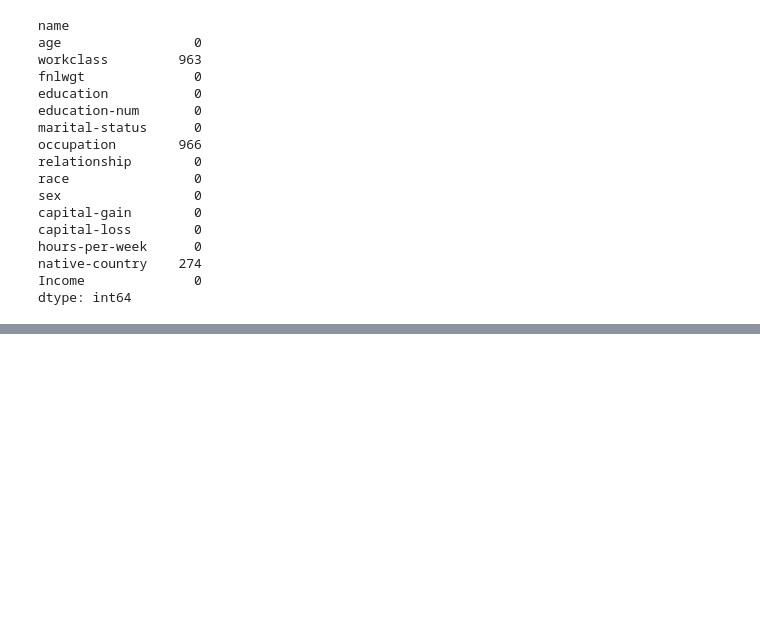
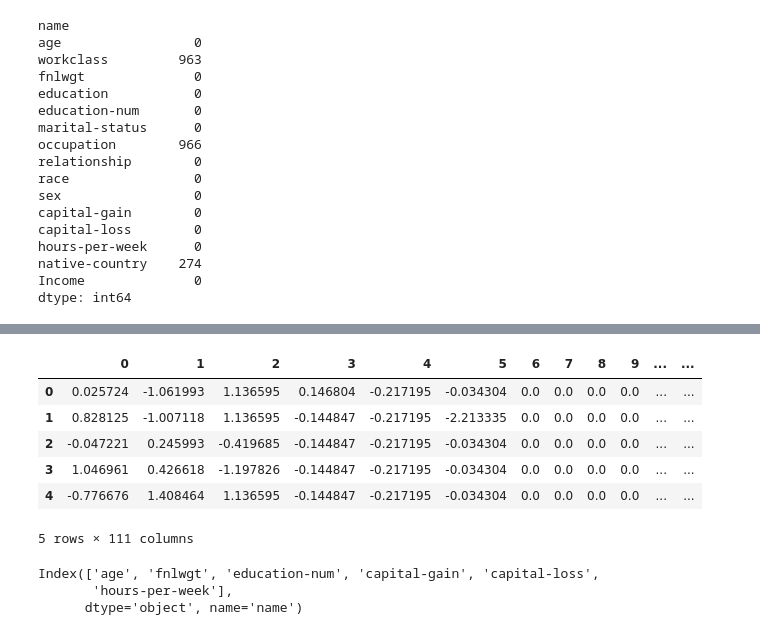
Before and after one commit to Izainea/api_review, a Jupyter notebook: Cuadernos/4. API para un modelo ML.ipynb, the cells around one changed output, grey strips where cells are left out. Saved outputs shown, nothing was run; the diff lists cells and outputs as text; code cells hidden in the pictures; blank space fills up the shorter version.

```diff
--- a/Cuadernos/4. API para un modelo ML.ipynb
+++ b/Cuadernos/4. API para un modelo ML.ipynb
@@ -210,0 +271,3 @@ df['workclass'].value_counts()
+# %%
+columnas_categoricas = X.select_dtypes(include='object').columns
+columnas_categoricas
@@ -210,0 +291,6 @@ df['workclass'].value_counts()
+# %%
+### SimpleImputer
+
+transformacion_nan= SimpleImputer(strategy='constant', fill_value='Desconocido')
+
+pd.DataFrame(transformacion_nan.fit_transform(X[['occupation']])).value_counts()
@@ -210,0 +315,6 @@ df['workclass'].value_counts()
+# %%
+### Normalización de las variables numéricas
+
+transformacion_escalar = StandardScaler()
+
+pd.DataFrame(transformacion_escalar.fit_transform(X[columnas_numericas])).describe()
@@ -210,0 +331,43 @@ df['workclass'].value_counts()
+# %%
+### Transformación de las variables
+from sklearn.pipeline import Pipeline
+
+# Creación de los pasos para el preprocesamiento
+
+pasos = [
+    ('imputacion', transformacion_nan),
+    ('codificacion', transfomacion_OHE),]
+
+# Creación del preprocesador
+
+preprocesador_categorical = ColumnTransformer(
+    transformers=[('CAT',Pipeline(pasos), columnas_categoricas)])
+
+preprocsador_numerico = ColumnTransformer(
+    transformers=[('escalar', transformacion_escalar, columnas_numericas)])
+
+
+Transformacion_Columnas = ColumnTransformer(
+    transformers=[
+        ('num', preprocsador_numerico, columnas_numericas),
+        ('cat', preprocesador_categorical, columnas_categoricas)
+    ])
+
+Transformacion_Columnas.fit(X)
+
+pd.DataFrame(Transformacion_Columnas.transform(X)).head()
+# %% [output]
+|  | 0 | 1 | 2 | 3 | 4 | 5 | 6 | 7 | 8 | 9 | ... | ... |
+| 0 | 0.025724 | -1.061993 | 1.136595 | 0.146804 | -0.217195 | -0.034304 | 0.0 | 0.0 | 0.0 | 0.0 | ... | ... |
+| 1 | 0.828125 | -1.007118 | 1.136595 | -0.144847 | -0.217195 | -2.213335 | 0.0 | 0.0 | 0.0 | 0.0 | ... | ... |
+| 2 | -0.047221 | 0.245993 | -0.419685 | -0.144847 | -0.217195 | -0.034304 | 0.0 | 0.0 | 0.0 | 0.0 | ... | ... |
+| 3 | 1.046961 | 0.426618 | -1.197826 | -0.144847 | -0.217195 | -0.034304 | 0.0 | 0.0 | 0.0 | 0.0 | ... | ... |
+| 4 | -0.776676 | 1.408464 | 1.136595 | -0.144847 | -0.217195 | -0.034304 | 0.0 | 0.0 | 0.0 | 0.0 | ... | ... |
+5 rows × 111 columns
+# %%
+columnas_numericas=Transformacion_Columnas.transformers_[0][2]
+columnas_numericas
+# %% [output]
+Index(['age', 'fnlwgt', 'education-num', 'capital-gain', 'capital-loss',
+       'hours-per-week'],
+      dtype='object', name='name')
```
Also changed, not shown: parts of 19 cells of this notebook, 1 other file.
